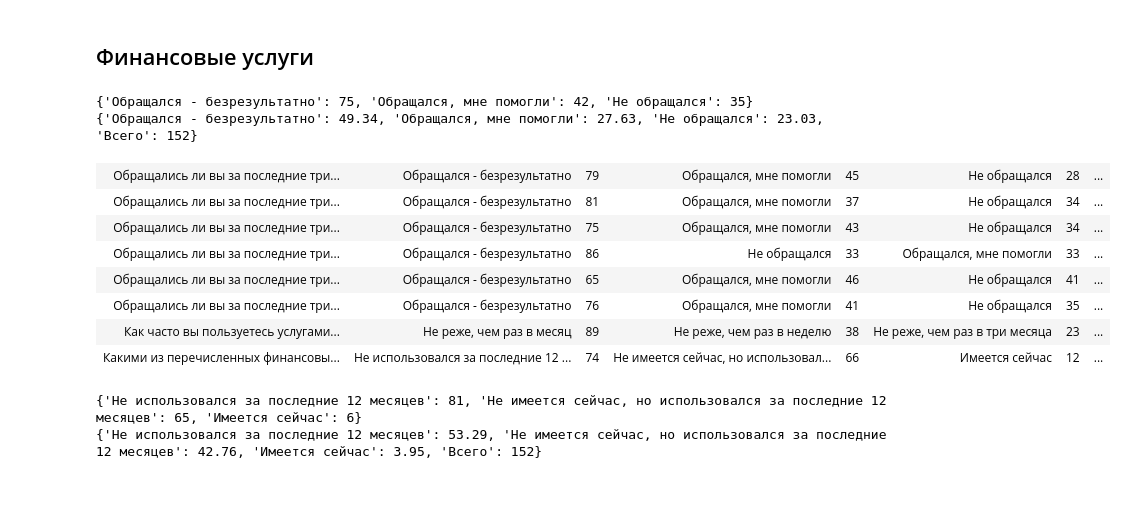
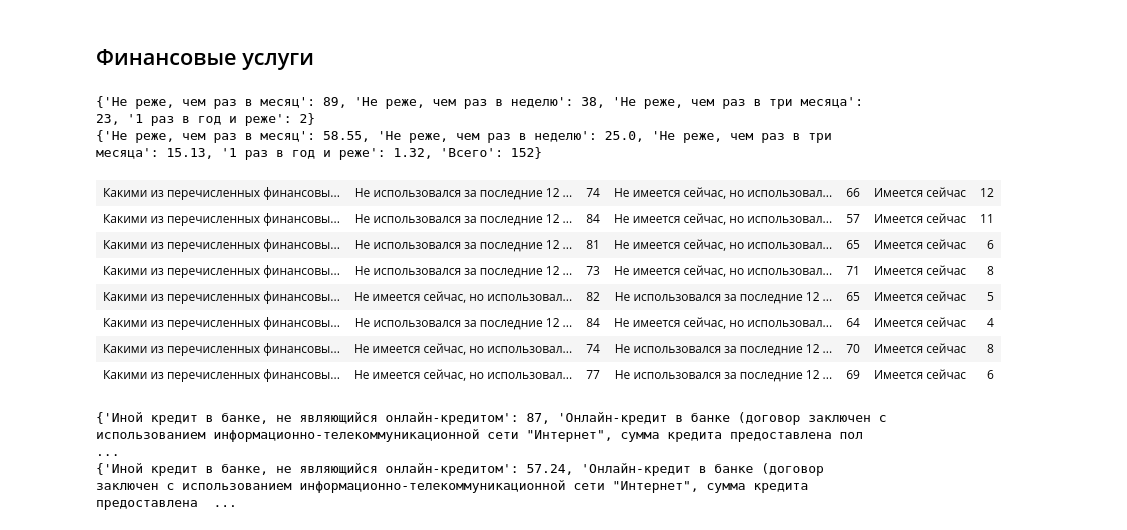
Before and after one commit to Segrey372017/CompetitiveReport, a Jupyter notebook: consumer_poll_2021.ipynb, the cells around one changed output. Cells and saved outputs as stored; diff of their text form; code cells hidden in the pictures; blank space fills up the shorter version.

```diff
--- a/consumer_poll_2021.ipynb
+++ b/consumer_poll_2021.ipynb
@@ -196,6 +161,0 @@ display(HTML(html_str))
-# %%
-# Гистограммы
-"""
-for i in range(st, end+1):
-    make_hist(kin_data.iloc[:, i])
-"""
@@ -537,0 +507,16 @@ display(HTML(html_str))
+# %%
+# Укажите, какими источниками информации о состоянии конкурентной среды на рынках товаров, работ и услуг субъекта ....
+st3 = 290
+end3 = 297
+
+html_str = "<table> "
+for i in range(st3, end3+1):
+    html_str += f"<tr> <td> {kin_data.columns[i]} </td>"
+    ans = dict(Counter(kin_data.iloc[:, i]).most_common())
+    for key in ans.keys():
+        html_str += f"<td> {key} </td>  <td> {ans[key]} </td>"
+    html_str += f"</tr>"
+
+html_str +='</table>'
+display(HTML(html_str))
+#print(html_str)
@@ -537,0 +532,16 @@ display(HTML(html_str))
+# %%
+# Обращались ли вы за последние три года за защитой своих прав как потребитель из-за некачественных товаров и услуг?
+st3 = 298
+end3 = 305
+
+html_str = "<table> "
+for i in range(st3, end3+1):
+    html_str += f"<tr> <td> {kin_data.columns[i]} </td>"
+    ans = dict(Counter(kin_data.iloc[:, i]).most_common())
+    for key in ans.keys():
+        html_str += f"<td> {key} </td>  <td> {ans[key]} </td>"
+    html_str += f"</tr>"
+
+html_str +='</table>'
+display(HTML(html_str))
+#print(html_str)
@@ -539,44 +558,44 @@ display(HTML(html_str))
 <h2> Финансовые услуги</h2>
 # %%
 # Как часто вы пользуетесь услугами финансовых организаций?
-fin_serv = dict(Counter(kin_data.iloc[:, 299]).most_common())
+fin_serv = dict(Counter(kin_data.iloc[:, 306]).most_common())
 print(fin_serv)
 print(calc_percent(fin_serv))
 # %% [output]
-{'Обращался - безрезультатно': 75, 'Обращался, мне помогли': 42, 'Не обращался': 35}
-{'Обращался - безрезультатно': 49.34, 'Обращался, мне помогли': 27.63, 'Не обращался': 23.03, 'Всего': 152}
+{'Не реже, чем раз в месяц': 89, 'Не реже, чем раз в неделю': 38, 'Не реже, чем раз в три месяца': 23, '1 раз в год и реже': 2}
+{'Не реже, чем раз в месяц': 58.55, 'Не реже, чем раз в неделю': 25.0, 'Не реже, чем раз в три месяца': 15.13, '1 раз в год и реже': 1.32, 'Всего': 152}
 # %%
 # Какими из перечисленных финансовых продуктов (услуг) Вы пользовались за последние 12 месяцев?
-st4 = 300
-end4 = 307
+st4 = 307
+end4 = 314
 
 html_str = "<table> "
 for i in range(st4, end4+1):
     html_str += f"<tr> <td> {kin_data.columns[i]} </td>"
     ans = dict(Counter(kin_data.iloc[:, i]).most_common())
     for key in ans.keys():
         html_str += f"<td> {key} </td>  <td> {ans[key]} </td>"
     html_str += f"</tr>"
 
 html_str +='</table>'
 display(HTML(html_str))
 #print(html_str)
 # %% [output]
-| Обращались ли вы за последние три... | Обращался - безрезультатно | 79 | Обращался, мне помогли | 45 | Не обращался | 28 | ... |
-| Обращались ли вы за последние три... | Обращался - безрезультатно | 81 | Обращался, мне помогли | 37 | Не обращался | 34 | ... |
-| Обращались ли вы за последние три... | Обращался - безрезультатно | 75 | Обращался, мне помогли | 43 | Не обращался | 34 | ... |
-| Обращались ли вы за последние три... | Обращался - безрезультатно | 86 | Не обращался | 33 | Обращался, мне помогли | 33 | ... |
-| Обращались ли вы за последние три... | Обращался - безрезультатно | 65 | Обращался, мне помогли | 46 | Не обращался | 41 | ... |
-| Обращались ли вы за последние три... | Обращался - безрезультатно | 76 | Обращался, мне помогли | 41 | Не обращался | 35 | ... |
-| Как часто вы пользуетесь услугами... | Не реже, чем раз в месяц | 89 | Не реже, чем раз в неделю | 38 | Не реже, чем раз в три месяца | 23 | ... |
-| Какими из перечисленных финансовы... | Не использовался за последние 12 ... | 74 | Не имеется сейчас, но использовал... | 66 | Имеется сейчас | 12 | ... |
+| Какими из перечисленных финансовы... | Не использовался за последние 12 ... | 74 | Не имеется сейчас, но использовал... | 66 | Имеется сейчас | 12 |
+| Какими из перечисленных финансовы... | Не использовался за последние 12 ... | 84 | Не имеется сейчас, но использовал... | 57 | Имеется сейчас | 11 |
+| Какими из перечисленных финансовы... | Не использовался за последние 12 ... | 81 | Не имеется сейчас, но использовал... | 65 | Имеется сейчас | 6 |
+| Какими из перечисленных финансовы... | Не использовался за последние 12 ... | 73 | Не имеется сейчас, но использовал... | 71 | Имеется сейчас | 8 |
+| Какими из перечисленных финансовы... | Не имеется сейчас, но использовал... | 82 | Не использовался за последние 12 ... | 65 | Имеется сейчас | 5 |
+| Какими из перечисленных финансовы... | Не использовался за последние 12 ... | 84 | Не имеется сейчас, но использовал... | 64 | Имеется сейчас | 4 |
+| Какими из перечисленных финансовы... | Не имеется сейчас, но использовал... | 74 | Не использовался за последние 12 ... | 70 | Имеется сейчас | 8 |
+| Какими из перечисленных финансовы... | Не имеется сейчас, но использовал... | 77 | Не использовался за последние 12 ... | 69 | Имеется сейчас | 6 |
 # %%
 # Какими из перечисленных финансовых продуктов (услуг) Вы пользовались за последние 12 месяцев?
-fin_prod = dict(Counter(kin_data.iloc[:, 309]).most_common())
+fin_prod = dict(Counter(kin_data.iloc[:, 316]).most_common())
 print(fin_prod)
 print(calc_percent(fin_prod))
 # %% [output]
-{'Не использовался за последние 12 месяцев': 81, 'Не имеется сейчас, но использовался за последние 12 месяцев': 65, 'Имеется сейчас': 6}
-{'Не использовался за последние 12 месяцев': 53.29, 'Не имеется сейчас, но использовался за последние 12 месяцев': 42.76, 'Имеется сейчас': 3.95, 'Всего': 152}
+{'Иной кредит в банке, не являющийся онлайн-кредитом': 87, 'Онлайн-кредит в банке (договор заключен с использованием информационно-телекоммуникационной сети "Интернет", сумма кредита предоставлена пол ...
+{'Иной кредит в банке, не являющийся онлайн-кредитом': 57.24, 'Онлайн-кредит в банке (договор заключен с использованием информационно-телекоммуникационной сети "Интернет", сумма кредита предоставлена  ...
 # %%
 #  Какими из перечисленных платежных карт Вы пользовались за последние 12 месяцев?
```
Also changed, not shown: parts of 50 cells of this notebook.
